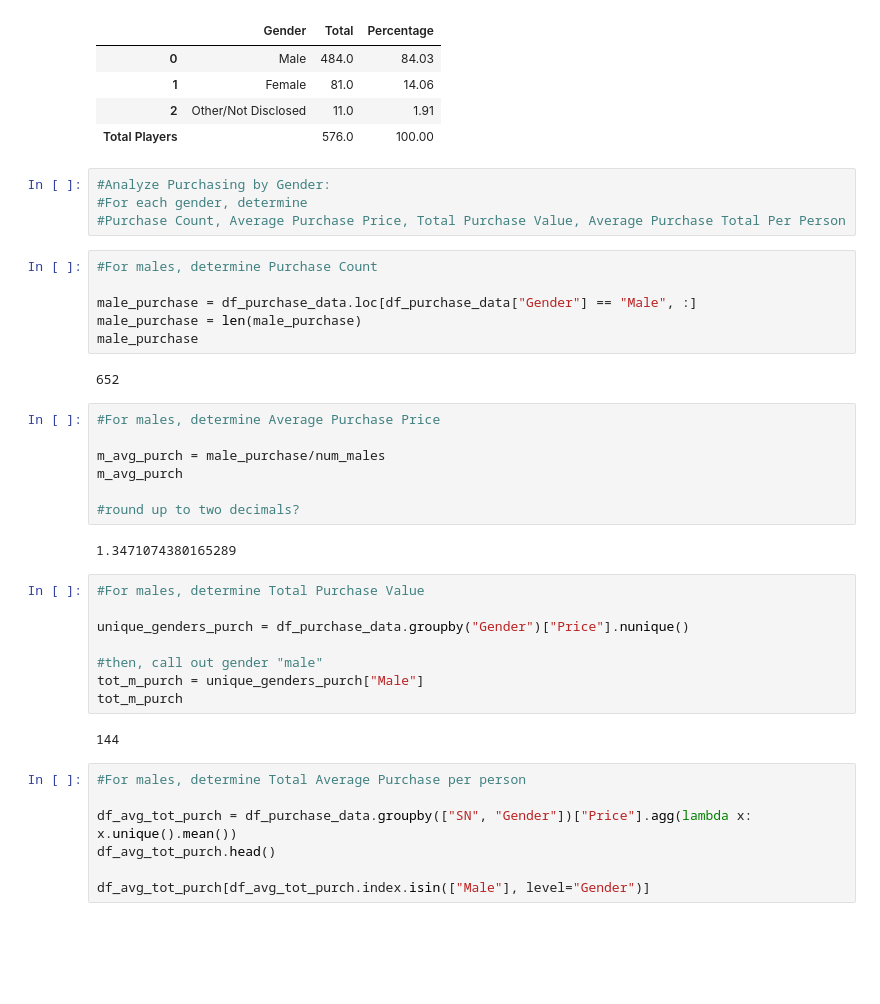
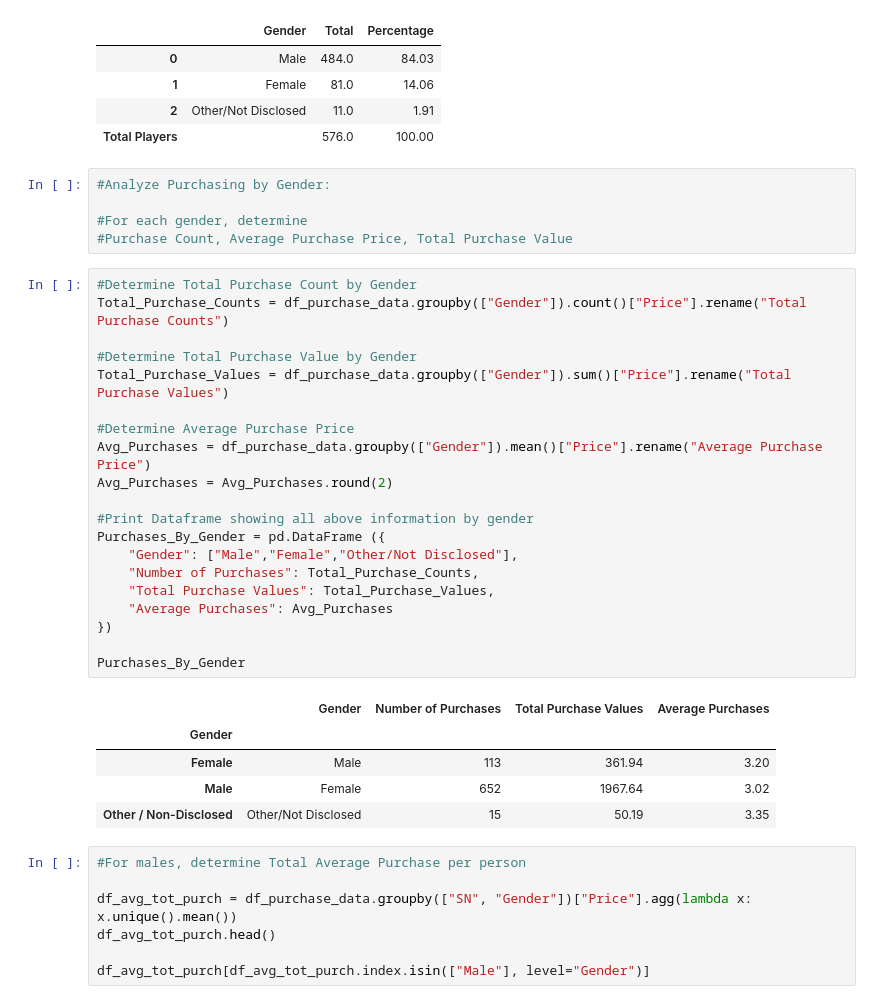
Before and after one commit to tidepooler/HeroesOfPymoli, a Jupyter notebook: Heroes_of_Pymoli.ipynb, the cells around one changed output. Cells and saved outputs as stored; diff of their text form; blank space fills up the shorter version.

Commit message:
Add files via upload
Added count of purchases, total sum of purchases, and average revenue of purchases by gender in a dataframe; removed some extraneous lines from previous submission.

```diff
--- a/Heroes_of_Pymoli.ipynb
+++ b/Heroes_of_Pymoli.ipynb
@@ -101,35 +101,35 @@ df_percentage
 | Total Players |  | 576.0 | 100.00 |
 # %%
 #Analyze Purchasing by Gender:
+
 #For each gender, determine
-#Purchase Count, Average Purchase Price, Total Purchase Value, Average Purchase Total Per Person
+#Purchase Count, Average Purchase Price, Total Purchase Value
-# %%
-#For males, determine Purchase Count
-
-male_purchase = df_purchase_data.loc[df_purchase_data["Gender"] == "Male", :]
-male_purchase = len(male_purchase)
-male_purchase
-# %% [output]
-652
-# %%
-#For males, determine Average Purchase Price
-
-m_avg_purch = male_purchase/num_males
-m_avg_purch
-
-#round up to two decimals?
-# %% [output]
-1.3471074380165289
-# %%
-#For males, determine Total Purchase Value
-
-unique_genders_purch = df_purchase_data.groupby("Gender")["Price"].nunique()
-
-#then, call out gender "male"
-tot_m_purch = unique_genders_purch["Male"]
-tot_m_purch
-# %% [output]
-144
+# %%
+#Determine Total Purchase Count by Gender
+Total_Purchase_Counts = df_purchase_data.groupby(["Gender"]).count()["Price"].rename("Total Purchase Counts")
+
+#Determine Total Purchase Value by Gender
+Total_Purchase_Values = df_purchase_data.groupby(["Gender"]).sum()["Price"].rename("Total Purchase Values")
+
+#Determine Average Purchase Price
+Avg_Purchases = df_purchase_data.groupby(["Gender"]).mean()["Price"].rename("Average Purchase Price")
+Avg_Purchases = Avg_Purchases.round(2)
+
+#Print Dataframe showing all above information by gender
+Purchases_By_Gender = pd.DataFrame ({
+    "Gender": ["Male","Female","Other/Not Disclosed"],
+    "Number of Purchases": Total_Purchase_Counts,
+    "Total Purchase Values": Total_Purchase_Values,
+    "Average Purchases": Avg_Purchases
+})
+
+Purchases_By_Gender
+# %% [output]
+|  | Gender | Number of Purchases | Total Purchase Values | Average Purchases |
+| Gender |  |  |  |  |
+| Female | Male | 113 | 361.94 | 3.20 |
+| Male | Female | 652 | 1967.64 | 3.02 |
+| Other / Non-Disclosed | Other/Not Disclosed | 15 | 50.19 | 3.35 |
 # %%
 #For males, determine Total Average Purchase per person
 
```
Also changed, not shown: parts of 1 cell of this notebook.
